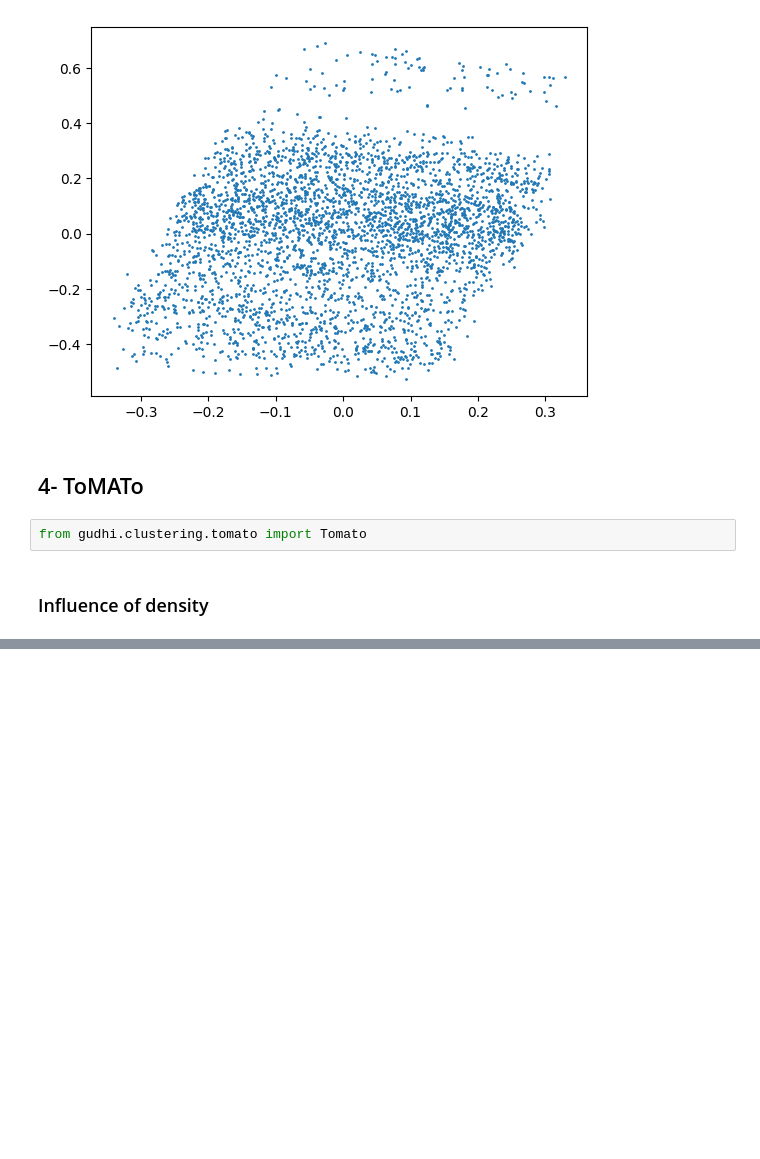
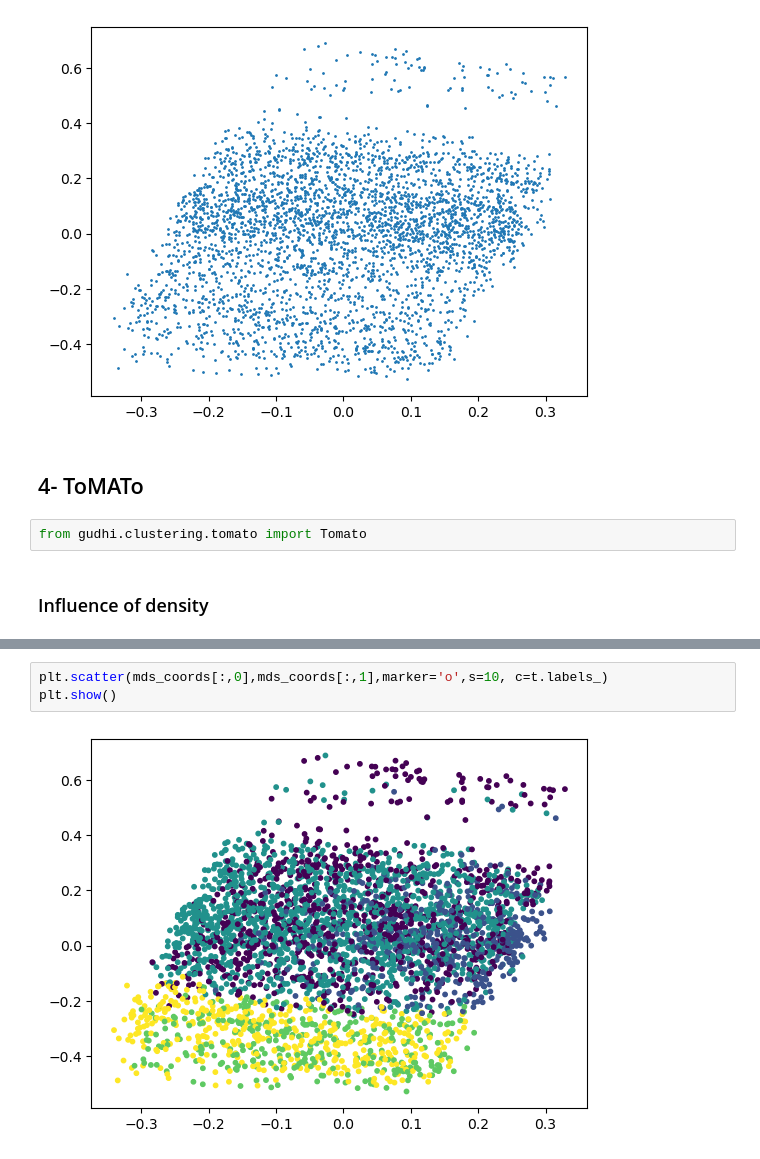
Before and after one commit to Anouar7768/GMDA-ToMATo, a Jupyter notebook: notebooks/Clean_GMDA_project.ipynb, the cells around one changed output, grey strips where cells are left out. Saved outputs shown, nothing was run; the diff lists cells and outputs as text; blank space fills up the shorter version.

```diff
--- a/notebooks/Clean_GMDA_project.ipynb
+++ b/notebooks/Clean_GMDA_project.ipynb
@@ -208,0 +238,5 @@ plt.show()
+# %%
+plt.scatter(mds_coords[:,0],mds_coords[:,1],marker='o',s=10, c=t.labels_)
+plt.show()
+# %% [output]
+[figure, added]
```
Also changed, not shown: parts of 19 cells of this notebook.
